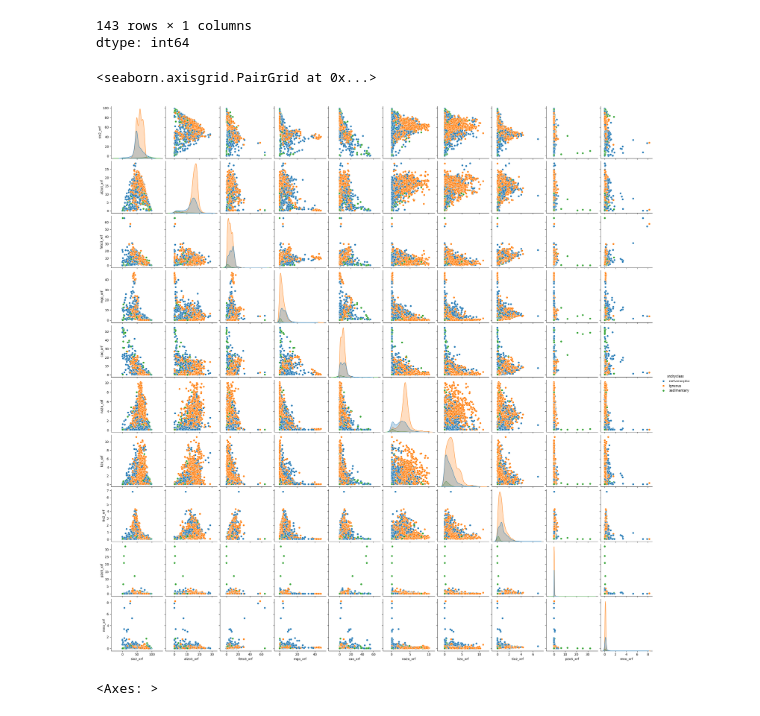
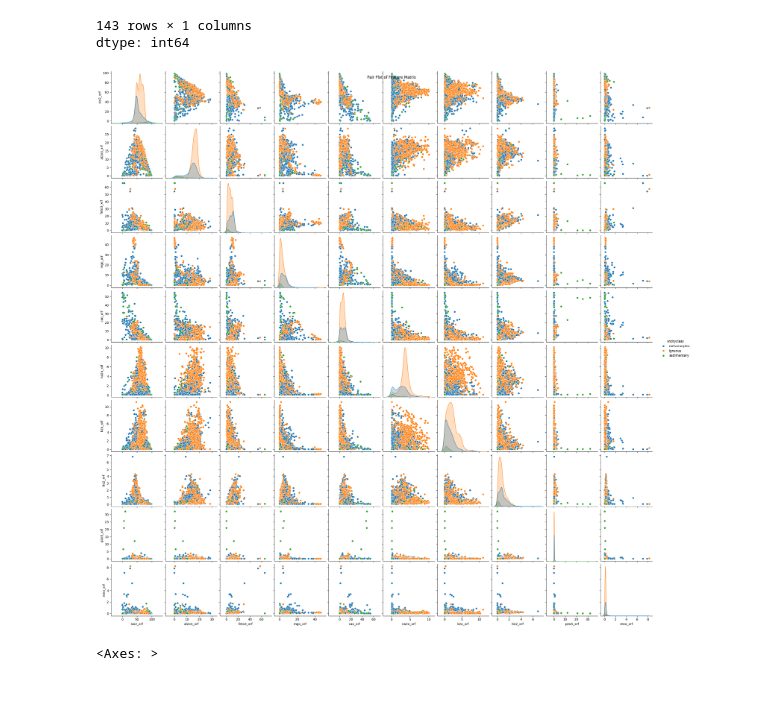
Before and after one commit to jasondrebber/GEOL558, a Jupyter notebook: SupervisedClustering.ipynb, the cells around one changed output. Drawn from its saved outputs; the diff is of its cells as text; code cells hidden in the pictures.

```diff
--- a/SupervisedClustering.ipynb
+++ b/SupervisedClustering.ipynb
@@ -193,9 +204,10 @@ dtype: int64
 # %%
 # Plot a seaborn pair plot of the feature matrix
 sns.pairplot(rock, hue='xndryclass')
+plt.suptitle('Pair Plot of Feature Matrix')
+plt.show()
 # %% [output]
-<seaborn.axisgrid.PairGrid at 0x...>
-[figure, old version]
+[figure, new version]
 # %%
 # Plot a correlation heatmap of the feature data
 plt.figure(figsize=(10,10))
```
Also changed, not shown: parts of 37 cells of this notebook.
